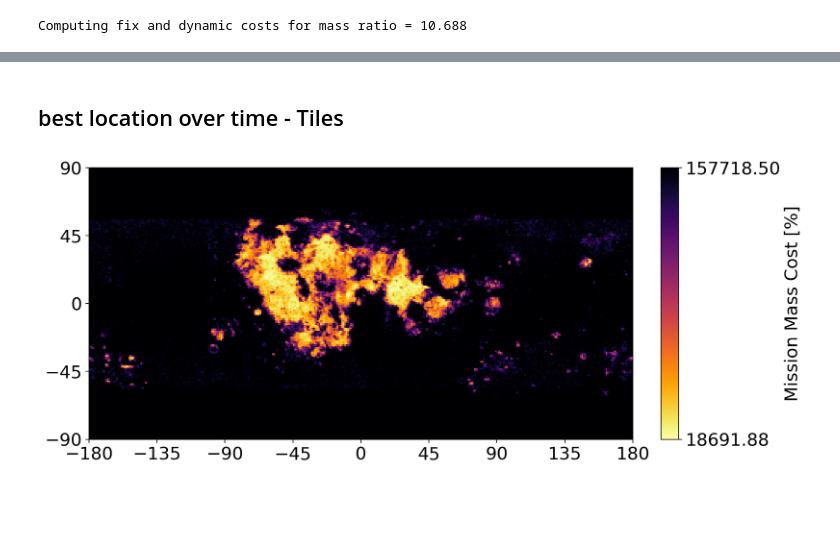
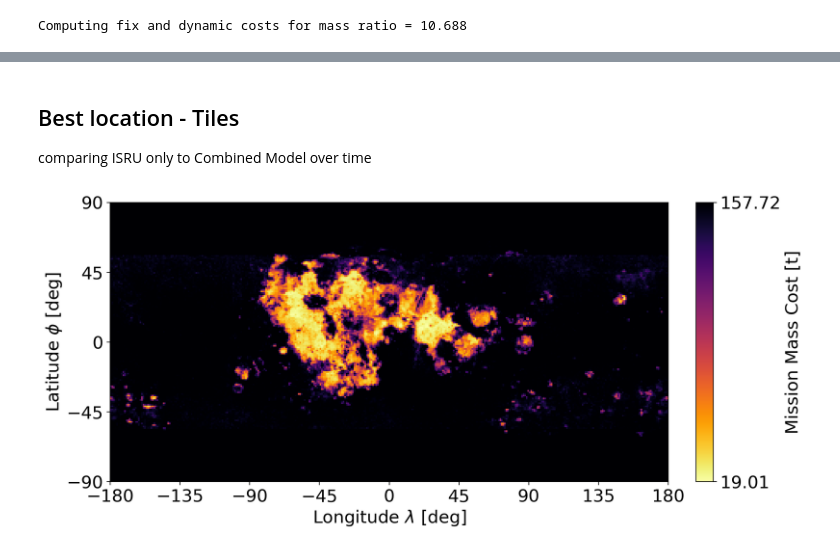
Before and after one commit to Sven-J-Steinert/10.3389-frspt.2024.1352213, a Jupyter notebook: C_Joined_model.ipynb, the cells around one changed output, grey strips where cells are left out. Cells and saved outputs as stored; diff of their text form; code cells hidden in the pictures; blank space fills up the shorter version.

Commit message:
plot and result update

```diff
--- a/C_Joined_model.ipynb
+++ b/C_Joined_model.ipynb
@@ -33,6 +34,6 @@ float64 (9, 18) data range: 2.166410998493994 - 4.5961265323240035
 float64 (9, 18) data range: 1.8218499158200014 - 3.4727174727400065
 # %%
 # match resolution to be able to combine data
-dsize = (2000,1000)
+dsize = (5000,2500)
 # %%
 # upscale dv_data
@@ -294,5 +258,6 @@ plt.show()
-# %% [markdown]
-## best location over time - Tiles
+# %% [markdown]
+## Best location - Tiles
+comparing ISRU only to Combined Model over time
 # %%
 # ISRU only: -> ISRU_data_resized
 
@@ -351,9 +321,9 @@ Tile_Total_2_5_0  = tile_down(Total_2_5_0)
 Tile_Total_2_5_10 = tile_down(Total_2_5_10)
 Tile_Total_2_5_20 = tile_down(Total_2_5_20)
 # %%
-plot_map(ISRU_tiled,1,'Mission Mass Cost [%]',(-90,90),(-180,180),cmap=revinferno,i_steps=np.array([]),silent=True,labelsize=18)
+plot_map(ISRU_tiled,1000,'Mission Mass Cost [t]',(-90,90),(-180,180),cmap=revinferno,i_steps=np.array([]),silent=True,labelsize=18)
 # %% [output]
-[figure, old version]
+[figure, new version]
 # %%
 rank_tiles(ISRU_tiled)
 # %% [output]
```
Also changed, not shown: parts of 45 cells of this notebook, 1 other file.
